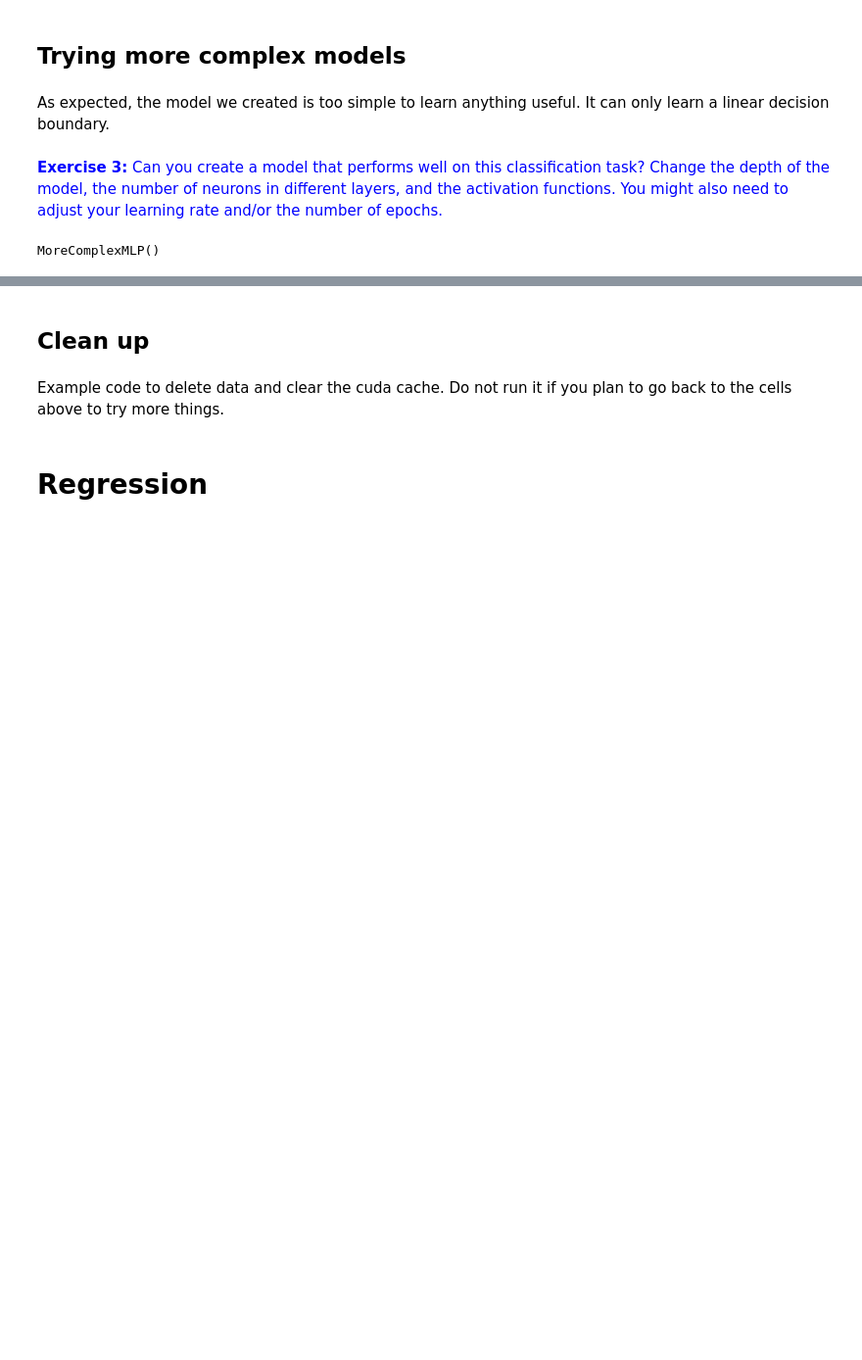
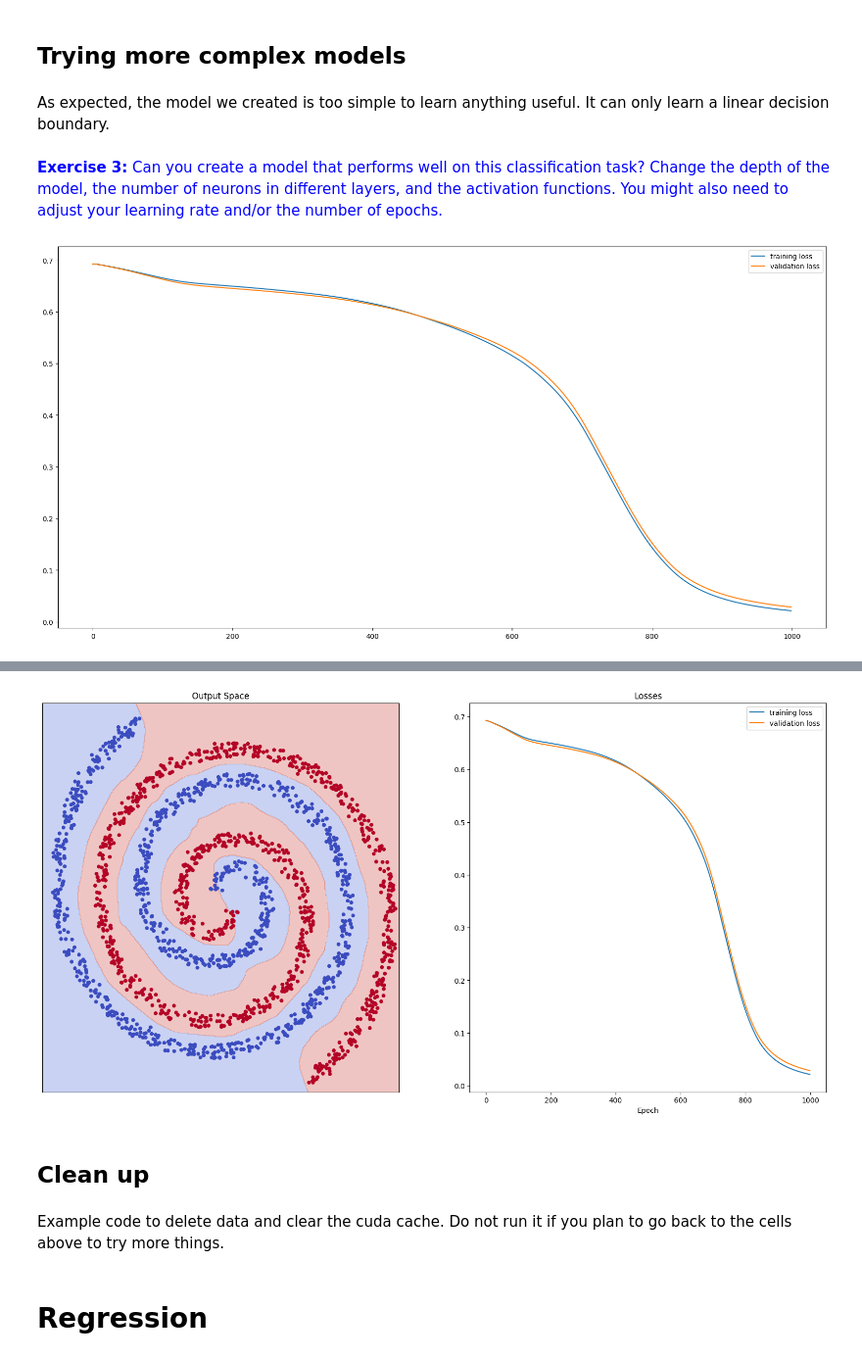
Before and after one commit to BlancoAnna/DL--2025, a Jupyter notebook: Problems 4 - Intro MLPs/P4_Intro_MLPs.ipynb, the cells around one changed output, grey strips where cells are left out. Shown at 98% size. Drawn from its saved outputs; the diff is of its cells as text; code cells hidden in the pictures; blank space fills up the shorter version.

```diff
--- a/Problems 4 - Intro MLPs/P4_Intro_MLPs.ipynb
+++ b/Problems 4 - Intro MLPs/P4_Intro_MLPs.ipynb
@@ -475,24 +475,43 @@ draw_plots(xSpiralVal, ySpiralVal, modelMLP, losses, visualize_surface = True)
 As expected, the model we created is too simple to learn anything useful. It can only learn a linear decision boundary.
 # %% [markdown]
 <font color="blue">**Exercise 3:** Can you create a model that performs well on this classification task? Change the depth of the model, the number of neurons in different layers, and the activation functions. You might also need to adjust your learning rate and/or the number of epochs.
-# %%
-# Your Code Here - TO DO
-
-import torch.nn as nn
-
-class MoreComplexMLP(nn.Module):
-
-    def __init__(self, inDim, outDim):
-        super().__init__()
-        # [...]
-
-    def forward(self, x):
-        # [...]
-        return out
-
-modelComplex = MoreComplexMLP(D, C)
-
-# move model to gpu if available
-modelComplex.to(device)
-# %% [output]
-MoreComplexMLP()
+# %%
+# Your Code Here
+import torch.nn as nn
+
+class MoreComplexMLP(nn.Module):
+
+    def __init__(self, inDim = 2, outDim = 2, hidden_dim = 100 ):
+        super().__init__()
+        self.fc1 = nn.Linear(inDim, hidden_dim)
+        self.fc2 = nn.Linear(hidden_dim, hidden_dim)
+        self.fc3 = nn.Linear(hidden_dim, hidden_dim)
+        self.fc4 = nn.Linear(hidden_dim, hidden_dim)
+        self.fc5 = nn.Linear(hidden_dim, outDim)
+
+    def forward(self, x):
+        out = self.fc1(x)
+        out = torch.nn.functional.relu(out)
+        out = self.fc2(out)
+        out = torch.nn.functional.relu(out)
+        out = self.fc3(out)
+        out = torch.nn.functional.relu(out)
+        out = self.fc4(out)
+        out = torch.nn.functional.relu(out)
+        out = self.fc5(out)
+        out = torch.nn.functional.relu(out)
+        return out
+
+modelComplex = MoreComplexMLP(D, C, H)
+
+# move model to gpu if available
+modelComplex.to(device)
+learning_rate = 1e-2 #adjusted
+lambda_l2 = 1e-5
+
+# we use the optim package to apply gradient descent for our parameter updates
+optimizer = torch.optim.SGD(modelComplex.parameters(), lr=learning_rate, momentum=0.9, weight_decay=lambda_l2) # built-in L2
+losses = train(xSpiralTrain, ySpiralTrain, xSpiralVal, ySpiralVal, criterion, modelComplex, optimizer, visualize_surface=False, epochs = 1000)
+draw_plots(xSpiralVal, ySpiralVal, modelComplex, losses, visualize_surface = True)
+# %% [output]
+[figure, added]
@@ -499,3 +520,4 @@ MoreComplexMLP()
+[figure, added]
 # %% [markdown]
 ## Clean up
 # %% [markdown]
```
Also changed, not shown: parts of 15 cells of this notebook.
